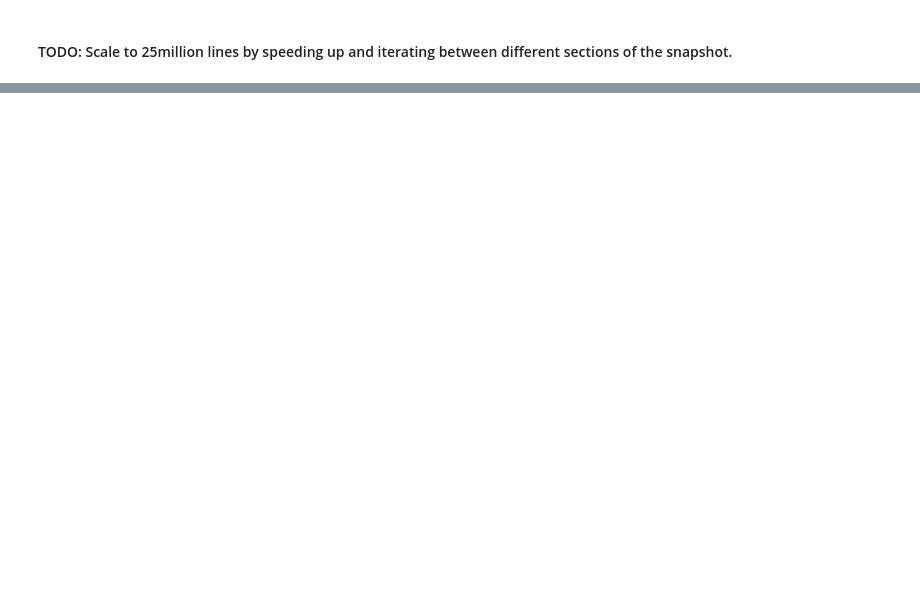
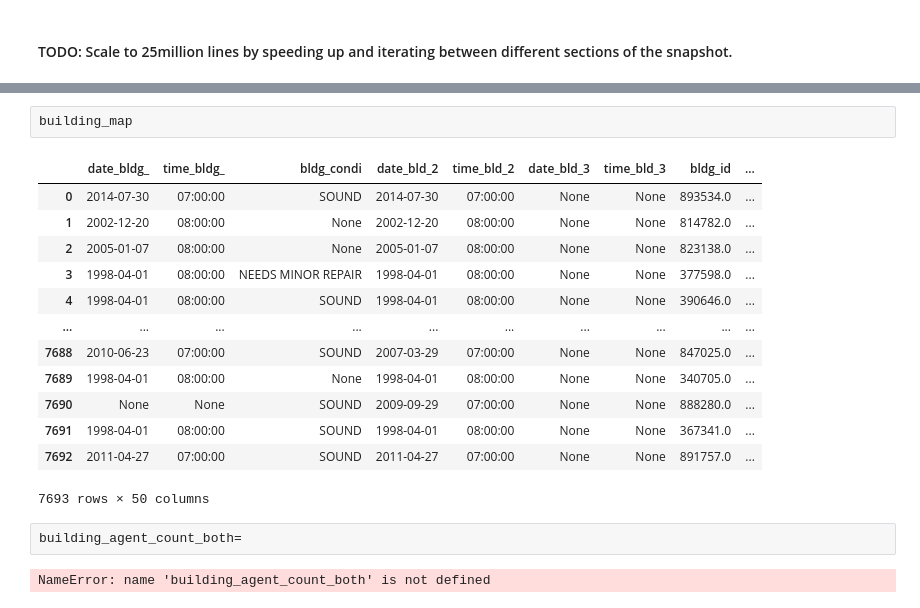
Before and after one commit to gajaha/smc-cuda-intersect, a Jupyter notebook: snapshot_to_building.ipynb, the cells around one changed output, grey strips where cells are left out. Cells and saved outputs as stored; diff of their text form; blank space fills up the shorter version.

```diff
--- a/snapshot_to_building.ipynb
+++ b/snapshot_to_building.ipynb
@@ -219,0 +293,20 @@ plot_start_end(sim_start,sim_end,build_agent_count_both)
+# %%
+building_map
+# %% [output]
+|  | date_bldg_ | time_bldg_ | bldg_condi | date_bld_2 | time_bld_2 | date_bld_3 | time_bld_3 | bldg_id | ... |
+| 0 | 2014-07-30 | 07:00:00 | SOUND | 2014-07-30 | 07:00:00 | None | None | 893534.0 | ... |
+| 1 | 2002-12-20 | 08:00:00 | None | 2002-12-20 | 08:00:00 | None | None | 814782.0 | ... |
+| 2 | 2005-01-07 | 08:00:00 | None | 2005-01-07 | 08:00:00 | None | None | 823138.0 | ... |
+| 3 | 1998-04-01 | 08:00:00 | NEEDS MINOR REPAIR | 1998-04-01 | 08:00:00 | None | None | 377598.0 | ... |
+| 4 | 1998-04-01 | 08:00:00 | SOUND | 1998-04-01 | 08:00:00 | None | None | 390646.0 | ... |
+| ... | ... | ... | ... | ... | ... | ... | ... | ... | ... |
+| 7688 | 2010-06-23 | 07:00:00 | SOUND | 2007-03-29 | 07:00:00 | None | None | 847025.0 | ... |
+| 7689 | 1998-04-01 | 08:00:00 | None | 1998-04-01 | 08:00:00 | None | None | 340705.0 | ... |
+| 7690 | None | None | SOUND | 2009-09-29 | 07:00:00 | None | None | 888280.0 | ... |
+| 7691 | 1998-04-01 | 08:00:00 | SOUND | 1998-04-01 | 08:00:00 | None | None | 367341.0 | ... |
+| 7692 | 2011-04-27 | 07:00:00 | SOUND | 2011-04-27 | 07:00:00 | None | None | 891757.0 | ... |
+7693 rows × 50 columns
+# %%
+building_agent_count_both=
+# %% [output]
+NameError: name 'building_agent_count_both' is not defined
```
Also changed, not shown: parts of 8 cells of this notebook, 6 other files.
